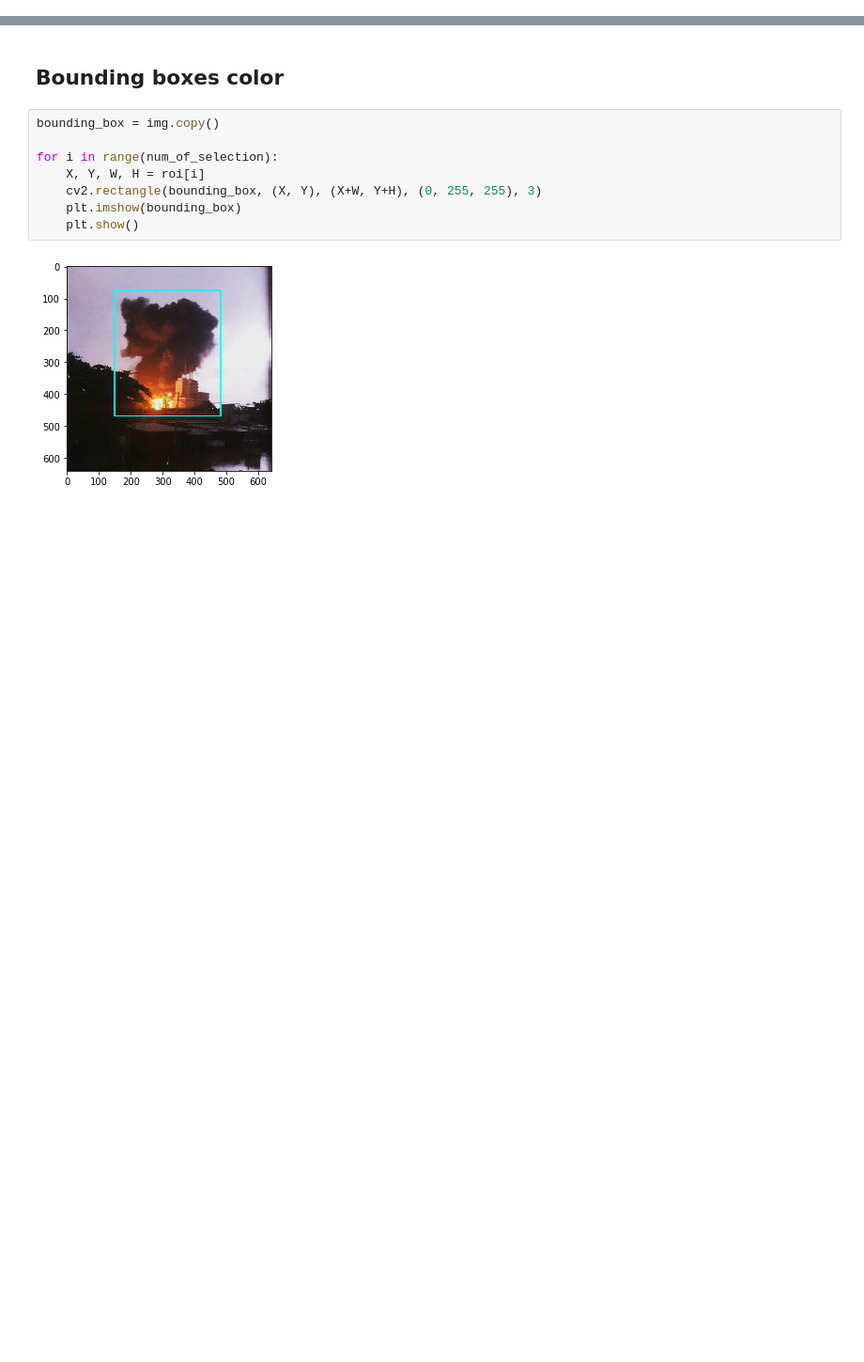
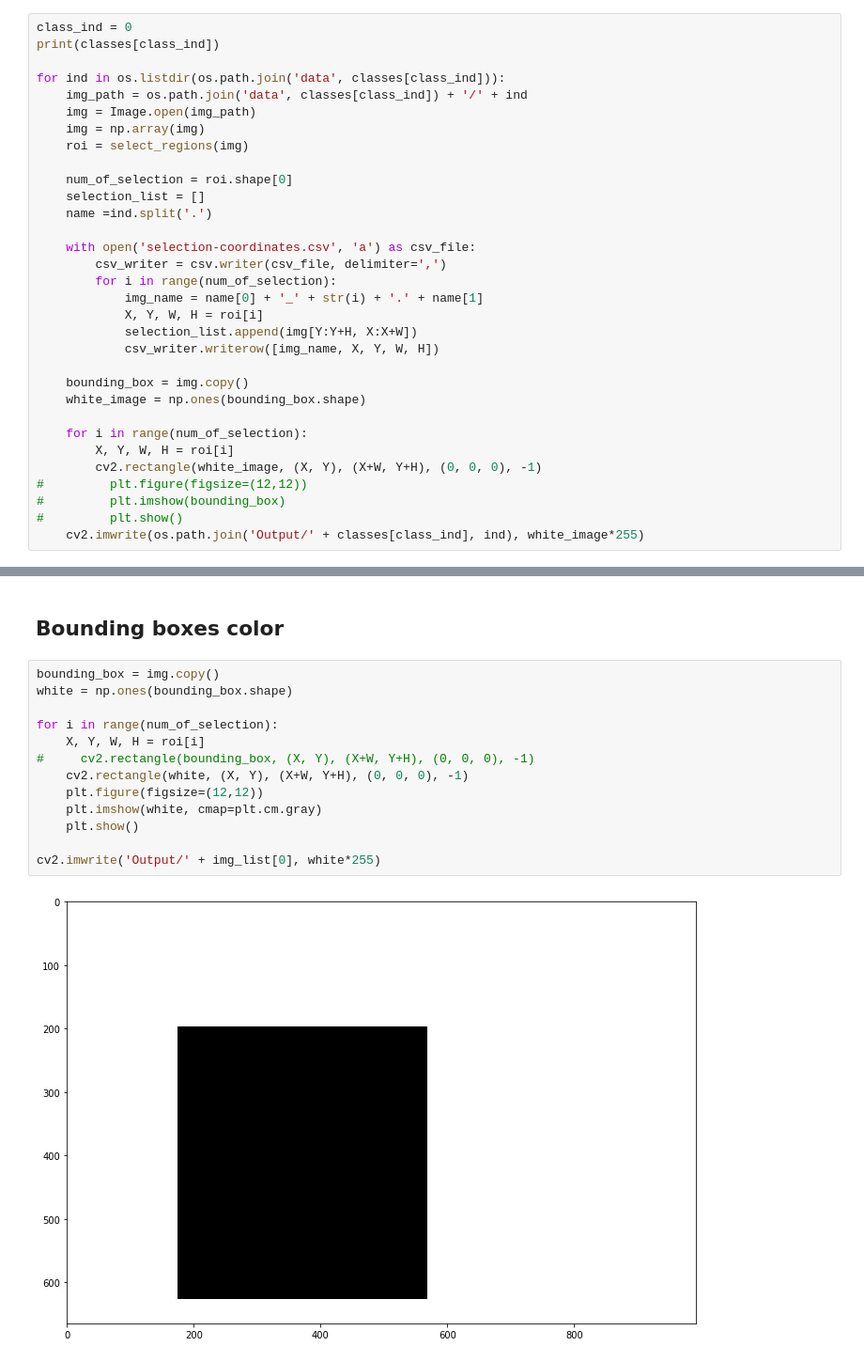
Before and after one commit to ansarker/region-selection, a Jupyter notebook: image-region-selection.ipynb, the cells around one changed output, grey strips where cells are left out. Shown at 94% size. Cells and saved outputs as stored; diff of their text form; blank space fills up the shorter version.

```diff
--- a/image-region-selection.ipynb
+++ b/image-region-selection.ipynb
@@ -34,0 +46,32 @@ for f in os.listdir(os.path.join(current_dir, 'data')):
+# %%
+class_ind = 0
+print(classes[class_ind])
+
+for ind in os.listdir(os.path.join('data', classes[class_ind])):
+    img_path = os.path.join('data', classes[class_ind]) + '/' + ind
+    img = Image.open(img_path)
+    img = np.array(img)
+    roi = select_regions(img)
+
+    num_of_selection = roi.shape[0]
+    selection_list = []
+    name =ind.split('.')
+
+    with open('selection-coordinates.csv', 'a') as csv_file:
+        csv_writer = csv.writer(csv_file, delimiter=',')
+        for i in range(num_of_selection):
+            img_name = name[0] + '_' + str(i) + '.' + name[1]
+            X, Y, W, H = roi[i]
+            selection_list.append(img[Y:Y+H, X:X+W])
+            csv_writer.writerow([img_name, X, Y, W, H])
+
+    bounding_box = img.copy()
+    white_image = np.ones(bounding_box.shape)
+
+    for i in range(num_of_selection):
+        X, Y, W, H = roi[i]
+        cv2.rectangle(white_image, (X, Y), (X+W, Y+H), (0, 0, 0), -1)
+#         plt.figure(figsize=(12,12))
+#         plt.imshow(bounding_box)
+#         plt.show()
+    cv2.imwrite(os.path.join('Output/' + classes[class_ind], ind), white_image*255)
@@ -62,11 +108,16 @@ for i in range(num_of_selection):
 ## Bounding boxes color
 # %%
 bounding_box = img.copy()
+white = np.ones(bounding_box.shape)
 
 for i in range(num_of_selection):
     X, Y, W, H = roi[i]
-    cv2.rectangle(bounding_box, (X, Y), (X+W, Y+H), (0, 255, 255), 3)
-    plt.imshow(bounding_box)
+#     cv2.rectangle(bounding_box, (X, Y), (X+W, Y+H), (0, 0, 0), -1)
+    cv2.rectangle(white, (X, Y), (X+W, Y+H), (0, 0, 0), -1)
+    plt.figure(figsize=(12,12))
+    plt.imshow(white, cmap=plt.cm.gray)
     plt.show()
+
+cv2.imwrite('Output/' + img_list[0], white*255)
 # %% [output]
-[figure, old version]
+[figure, new version]
```
Also changed, not shown: parts of 9 cells of this notebook, 5 other files.
